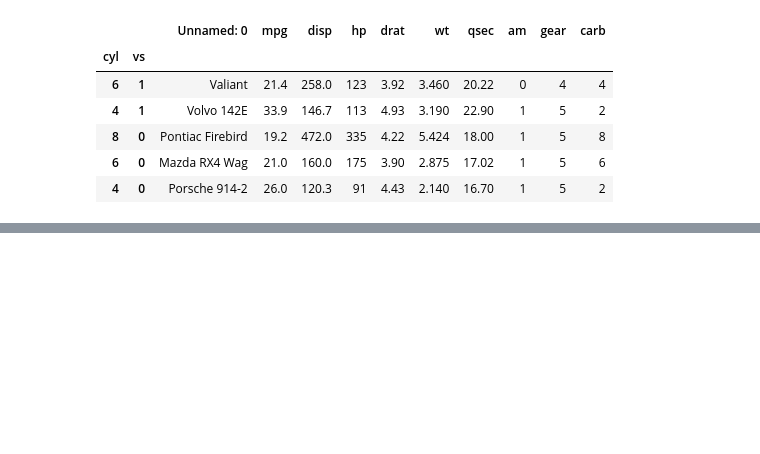
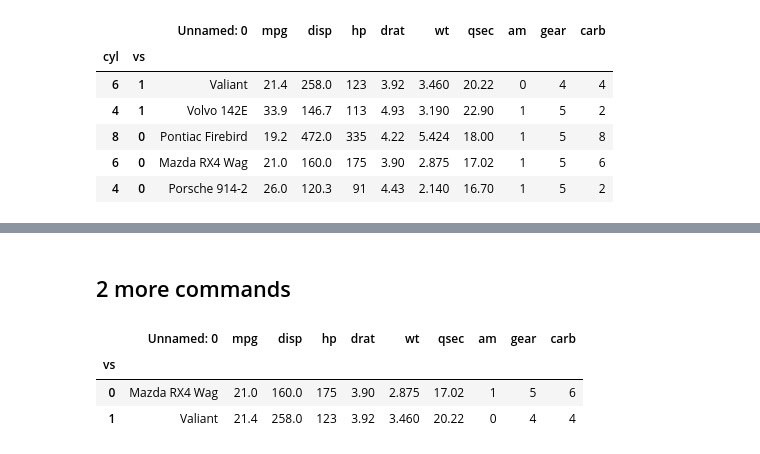
Before and after one commit to ermekfaa/VeriBilimiProjesi1, a Jupyter notebook: pandaspart/gruplandirma.ipynb, the cells around one changed output, grey strips where cells are left out. Saved outputs shown, nothing was run; the diff lists cells and outputs as text; code cells hidden in the pictures; blank space fills up the shorter version.

```diff
--- a/pandaspart/gruplandirma.ipynb
+++ b/pandaspart/gruplandirma.ipynb
@@ -264,0 +306,9 @@ cyl_vs.sort_index(level="vs", ascending=False)
+# %% [markdown]
+## 2 more commands
+# %%
+cyl_vs.xs(key=6,level="cyl")
+# %% [output]
+|  | Unnamed: 0 | mpg | disp | hp | drat | wt | qsec | am | gear | carb |
+| vs |  |  |  |  |  |  |  |  |  |  |
+| 0 | Mazda RX4 Wag | 21.0 | 160.0 | 175 | 3.90 | 2.875 | 17.02 | 1 | 5 | 6 |
+| 1 | Valiant | 21.4 | 258.0 | 123 | 3.92 | 3.460 | 20.22 | 0 | 4 | 4 |
```
Also changed, not shown: parts of 7 cells of this notebook, 2 other files.
